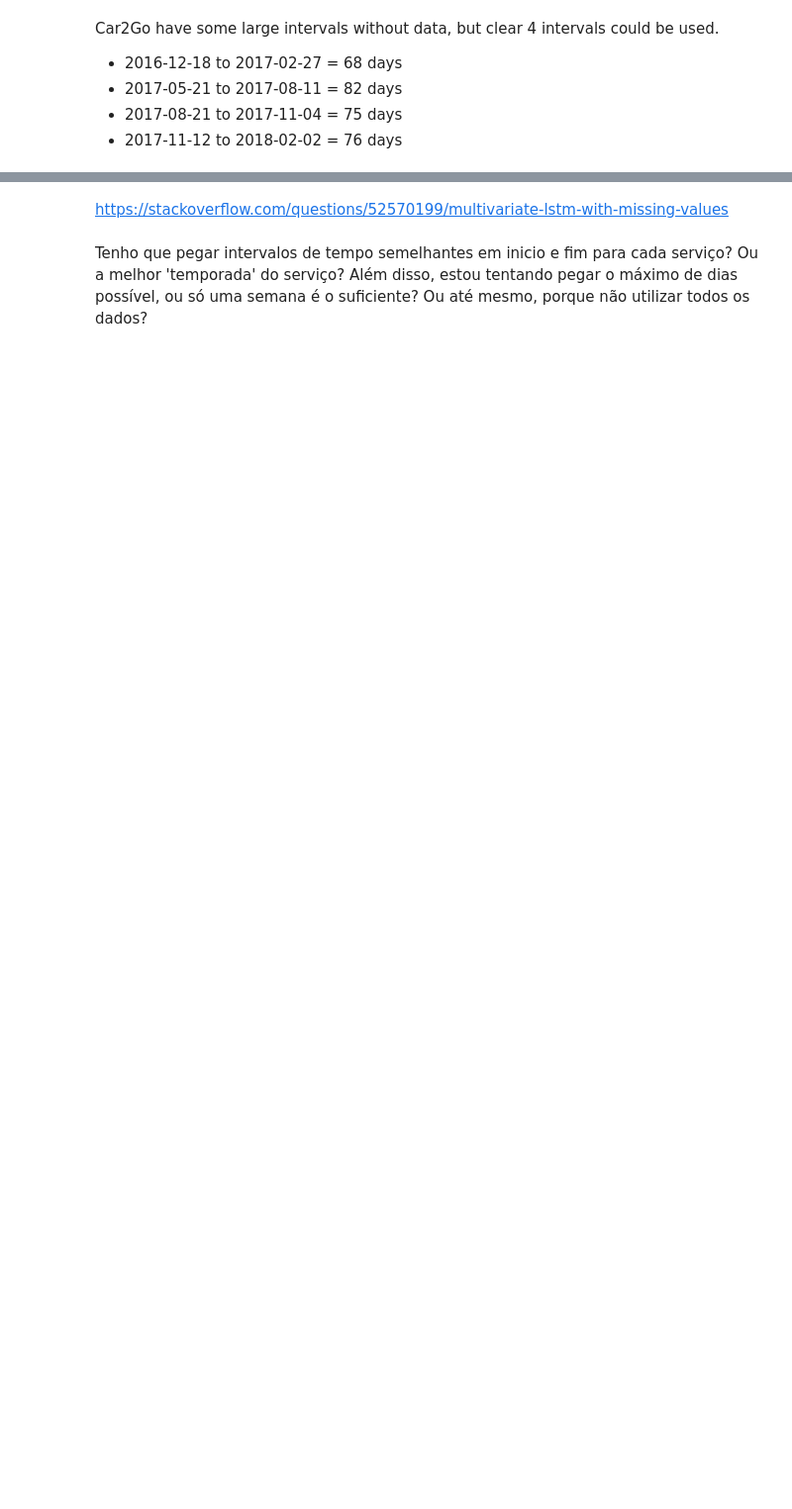
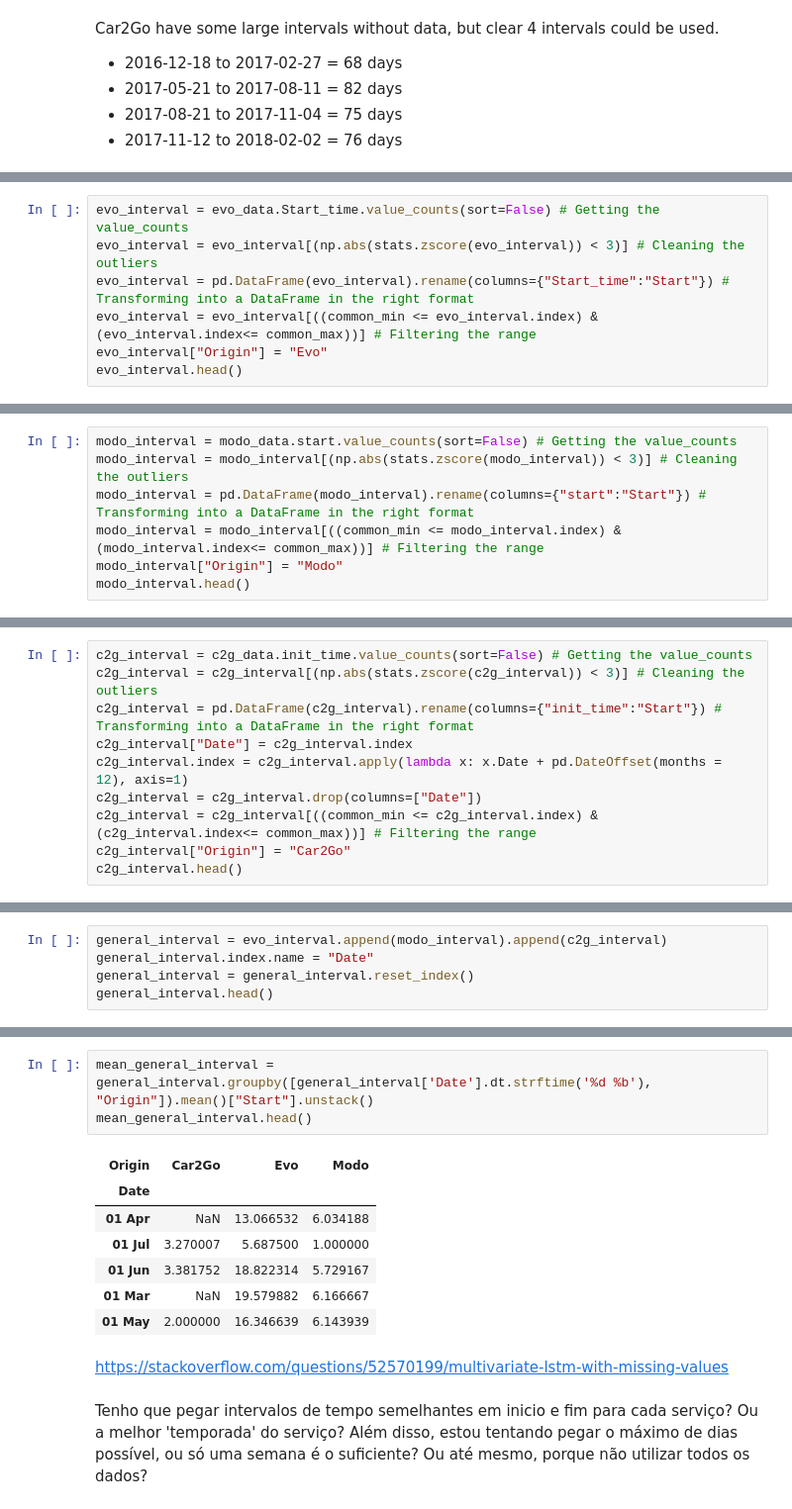
Before and after one commit to netlabufjf/timeseries-forecast, a Jupyter notebook: findBestTimeInterval.ipynb, the cells around one changed output, grey strips where cells are left out. Shown: that part at 99% size. Saved outputs shown, nothing was run; the diff lists cells and outputs as text; blank space fills up the shorter version.

Commit message:
Outliers cleaned and interval search started

```diff
--- a/findBestTimeInterval.ipynb
+++ b/findBestTimeInterval.ipynb
@@ -149,0 +181,7 @@ Car2Go have some large intervals without data, but clear 4 intervals could be us
+# %%
+evo_interval = evo_data.Start_time.value_counts(sort=False) # Getting the value_counts
+evo_interval = evo_interval[(np.abs(stats.zscore(evo_interval)) < 3)] # Cleaning the outliers
+evo_interval = pd.DataFrame(evo_interval).rename(columns={"Start_time":"Start"}) # Transforming into a DataFrame in the right format
+evo_interval = evo_interval[((common_min <= evo_interval.index) & (evo_interval.index<= common_max))] # Filtering the range
+evo_interval["Origin"] = "Evo"
+evo_interval.head()
@@ -149,0 +195,7 @@ Car2Go have some large intervals without data, but clear 4 intervals could be us
+# %%
+modo_interval = modo_data.start.value_counts(sort=False) # Getting the value_counts
+modo_interval = modo_interval[(np.abs(stats.zscore(modo_interval)) < 3)] # Cleaning the outliers
+modo_interval = pd.DataFrame(modo_interval).rename(columns={"start":"Start"}) # Transforming into a DataFrame in the right format
+modo_interval = modo_interval[((common_min <= modo_interval.index) & (modo_interval.index<= common_max))] # Filtering the range
+modo_interval["Origin"] = "Modo"
+modo_interval.head()
@@ -149,0 +209,10 @@ Car2Go have some large intervals without data, but clear 4 intervals could be us
+# %%
+c2g_interval = c2g_data.init_time.value_counts(sort=False) # Getting the value_counts
+c2g_interval = c2g_interval[(np.abs(stats.zscore(c2g_interval)) < 3)] # Cleaning the outliers
+c2g_interval = pd.DataFrame(c2g_interval).rename(columns={"init_time":"Start"}) # Transforming into a DataFrame in the right format
+c2g_interval["Date"] = c2g_interval.index
+c2g_interval.index = c2g_interval.apply(lambda x: x.Date + pd.DateOffset(months = 12), axis=1)
+c2g_interval = c2g_interval.drop(columns=["Date"])
+c2g_interval = c2g_interval[((common_min <= c2g_interval.index) & (c2g_interval.index<= common_max))] # Filtering the range
+c2g_interval["Origin"] = "Car2Go"
+c2g_interval.head()
@@ -149,0 +228,5 @@ Car2Go have some large intervals without data, but clear 4 intervals could be us
+# %%
+general_interval = evo_interval.append(modo_interval).append(c2g_interval)
+general_interval.index.name = "Date"
+general_interval = general_interval.reset_index()
+general_interval.head()
@@ -150,3 +240,14 @@ Car2Go have some large intervals without data, but clear 4 intervals could be us
+# %%
+mean_general_interval = general_interval.groupby([general_interval['Date'].dt.strftime('%d %b'), "Origin"]).mean()["Start"].unstack()
+mean_general_interval.head()
+# %% [output]
+| Origin | Car2Go | Evo | Modo |
+| Date |  |  |  |
+| 01 Apr | NaN | 13.066532 | 6.034188 |
+| 01 Jul | 3.270007 | 5.687500 | 1.000000 |
+| 01 Jun | 3.381752 | 18.822314 | 5.729167 |
+| 01 Mar | NaN | 19.579882 | 6.166667 |
+| 01 May | 2.000000 | 16.346639 | 6.143939 |
 # %% [markdown]
 https://stackoverflow.com/questions/52570199/multivariate-lstm-with-missing-values
 # %% [markdown]
```
Also changed, not shown: parts of 19 cells of this notebook.
